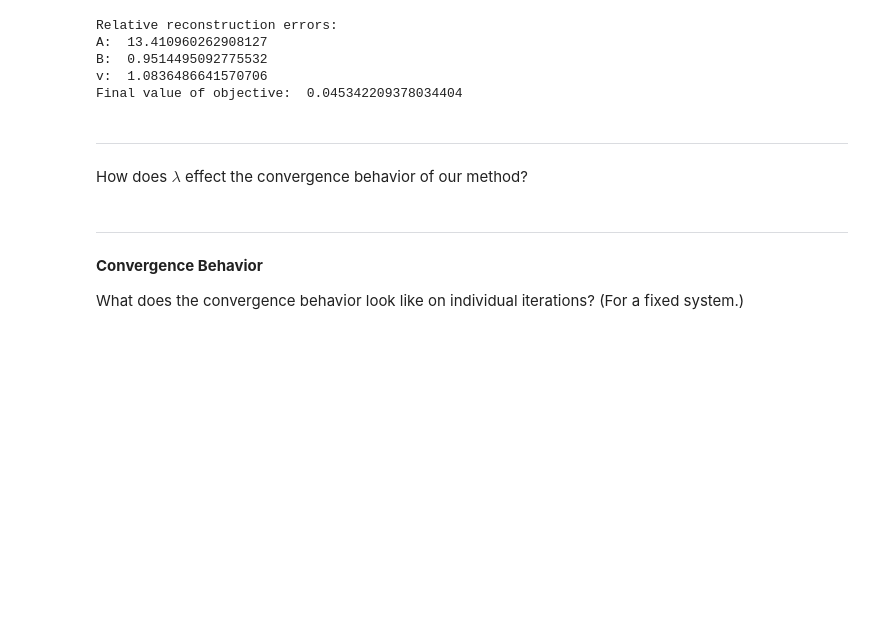
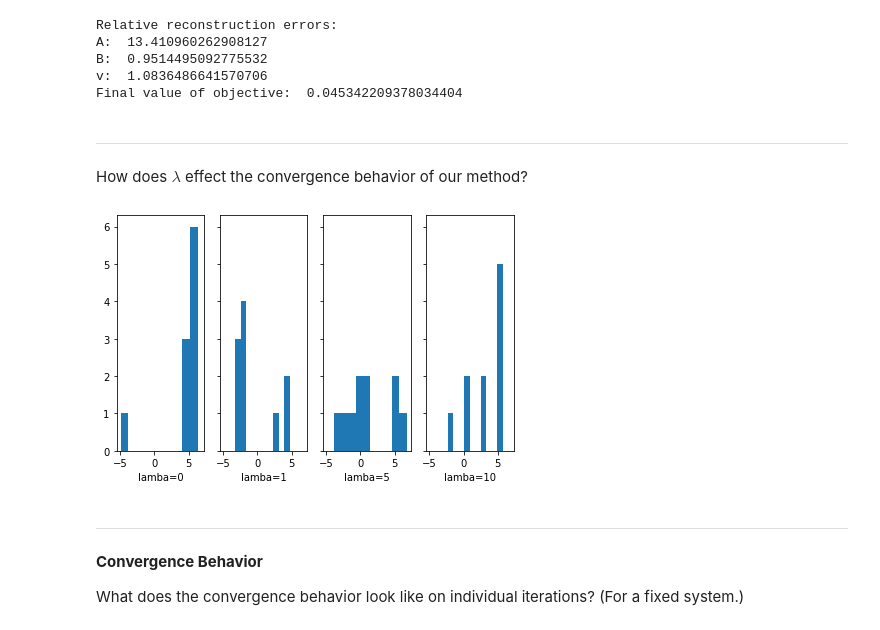
Before and after one commit to wswartworth/weighted_nmf, a Jupyter notebook: alternating_nnls.ipynb, the cells around one changed output. Saved outputs shown, nothing was run; the diff lists cells and outputs as text; code cells hidden in the pictures; blank space fills up the shorter version.

```diff
--- a/alternating_nnls.ipynb
+++ b/alternating_nnls.ipynb
@@ -140,23 +147,34 @@ Final value of objective:  0.045342209378034404
 # %% [markdown]
 ---
 How does $\lambda$ effect the convergence behavior of our method?
+# %%
+def hist_plots(hist_data):
+    fig, axs = plt.subplots(1, len(lmdas), sharey=True, sharex=True, tight_layout=True)
+
+    for i,data in enumerate(hist_data):
+        axs[i].hist(np.log(data), bins=10)
+        axs[i].set_xlabel("lamba="+str(lmdas[i]))
 # %%
-trials = 100
+trials = 10
 iters = 100
 m,n,k = 50,50,5
 lmdas = [0,1,5,10]
 
 (X,y), (A,B,v) = noisy_problem(m,n,k, noise_rate=0.1)
 
-data_by_lambda =  [ [do_training(X, y, lmda=lmda, k=k, num_iters=iters)[-1] for i in range(0,trials)] for lmda in lmdas]
+data_by_lambda =  [ [do_training(X, y, lmda=lmda, k=k, num_iters=iters)[-1] for i in tqdm(range(0,trials))] for lmda in lmdas]
 
-fig, axs = plt.subplots(1, len(lmdas), sharey=True, sharex=True, tight_layout=True)
+hist_plots(data_by_lambda)
 
-for i,data in enumerate(data_by_lambda):
-    axs[i].hist(np.log(data), bins=10)
-    axs[i].set_xlabel("lamba="+str(lmdas[i]))
+#fig, axs = plt.subplots(1, len(lmdas), sharey=True, sharex=True, tight_layout=True)
+
+#for i,data in enumerate(data_by_lambda):
+#    axs[i].hist(np.log(data), bins=10)
+#    axs[i].set_xlabel("lamba="+str(lmdas[i]))
 
 plt.show()
+# %% [output]
+[figure, added]
 # %% [markdown]
 ---
 <b> Convergence Behavior </b>
```
Also changed, not shown: parts of 14 cells of this notebook.
